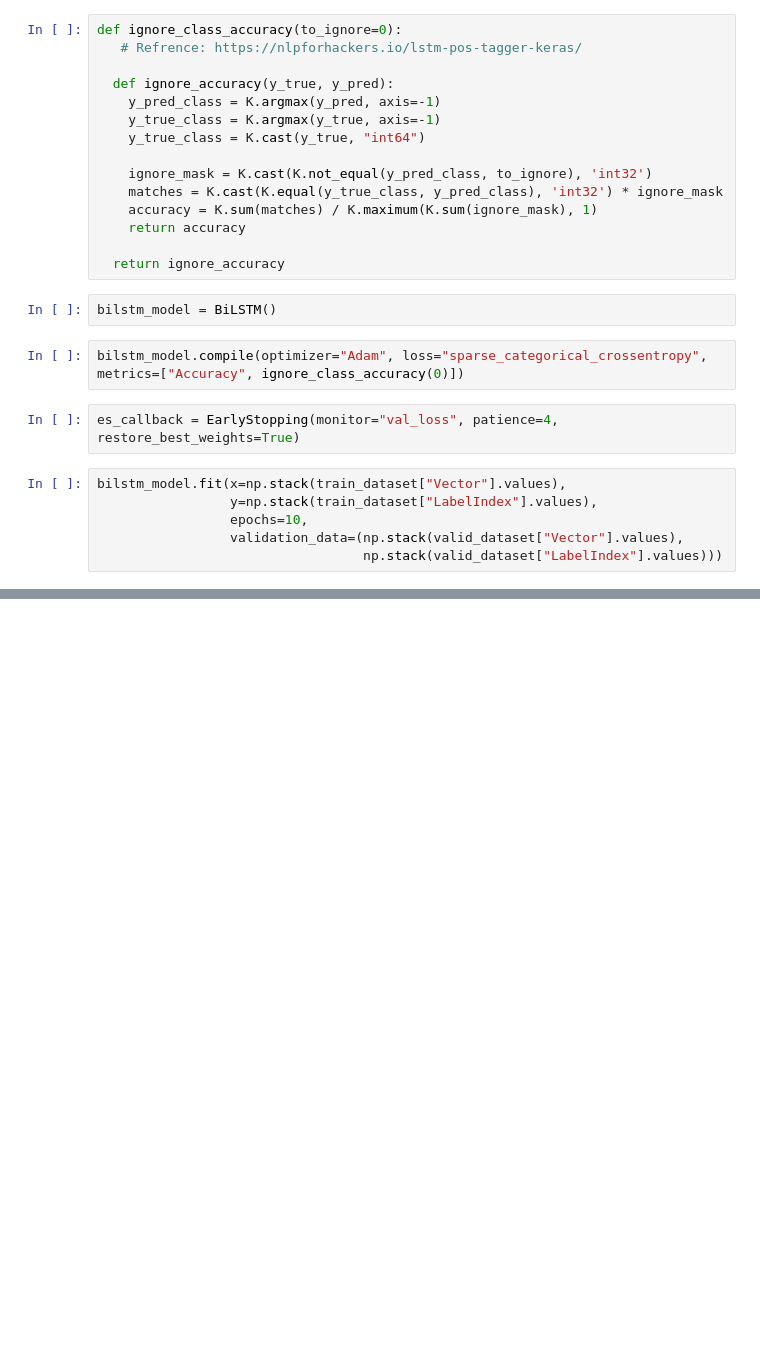
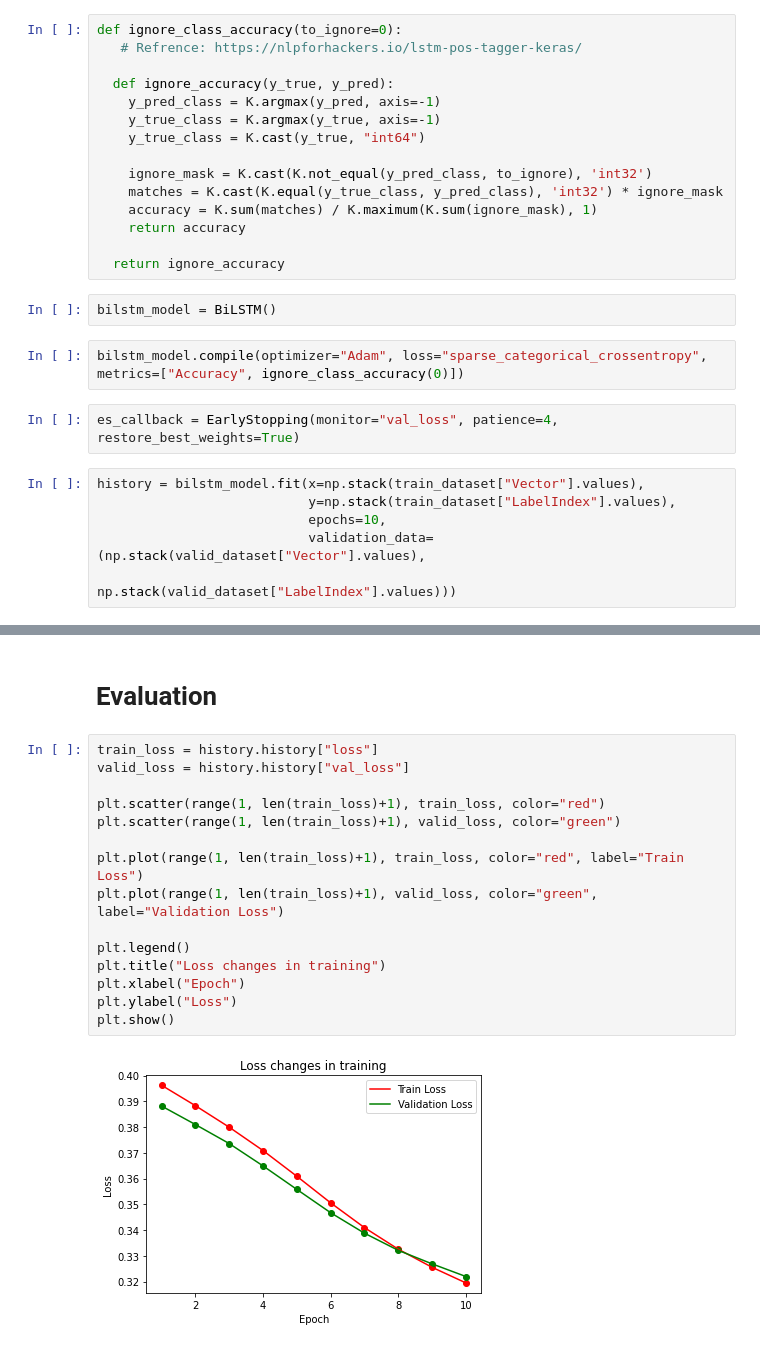
Before and after one commit to AUT-Student/NLP-HW3, a Jupyter notebook: NLP_HW3_Q2.ipynb, the cells around one changed output, grey strips where cells are left out. Drawn from its saved outputs; the diff is of its cells as text; blank space fills up the shorter version.

Commit message:
Plot loss

```diff
--- a/NLP_HW3_Q2.ipynb
+++ b/NLP_HW3_Q2.ipynb
@@ -184,10 +185,10 @@ bilstm_model.compile(optimizer="Adam", loss="sparse_categorical_crossentropy", m
 # %%
 es_callback = EarlyStopping(monitor="val_loss", patience=4, restore_best_weights=True)
 # %%
-bilstm_model.fit(x=np.stack(train_dataset["Vector"].values),
-                 y=np.stack(train_dataset["LabelIndex"].values),
-                 epochs=10,
-                 validation_data=(np.stack(valid_dataset["Vector"].values),
-                                  np.stack(valid_dataset["LabelIndex"].values)))
+history = bilstm_model.fit(x=np.stack(train_dataset["Vector"].values),
+                           y=np.stack(train_dataset["LabelIndex"].values),
+                           epochs=10,
+                           validation_data=(np.stack(valid_dataset["Vector"].values),
+                                            np.stack(valid_dataset["LabelIndex"].values)))
 # %% [output]
 Epoch 1/10
@@ -209,0 +214,19 @@ Epoch 10/10
+# %% [markdown]
+# Evaluation
+# %%
+train_loss = history.history["loss"]
+valid_loss = history.history["val_loss"]
+
+plt.scatter(range(1, len(train_loss)+1), train_loss, color="red")
+plt.scatter(range(1, len(train_loss)+1), valid_loss, color="green")
+
+plt.plot(range(1, len(train_loss)+1), train_loss, color="red", label="Train Loss")
+plt.plot(range(1, len(train_loss)+1), valid_loss, color="green", label="Validation Loss")
+
+plt.legend()
+plt.title("Loss changes in training")
+plt.xlabel("Epoch")
+plt.ylabel("Loss")
+plt.show()
+# %% [output]
+[figure, added]
```
Also changed, not shown: parts of 2 cells of this notebook.
